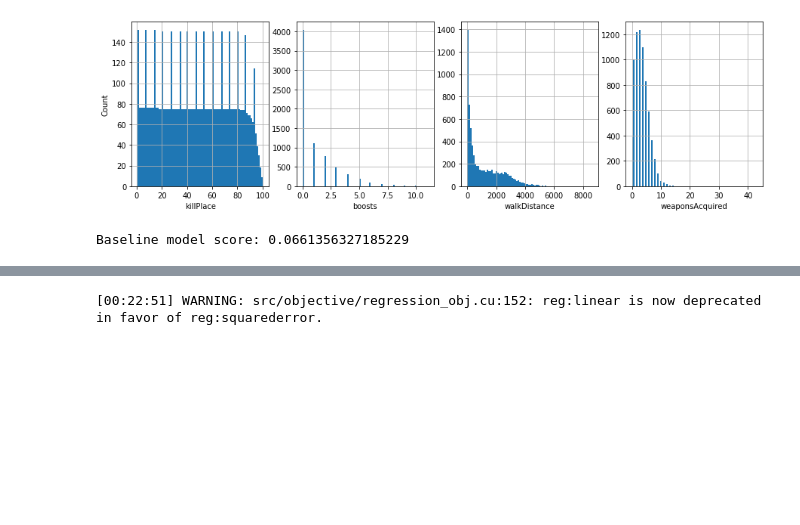
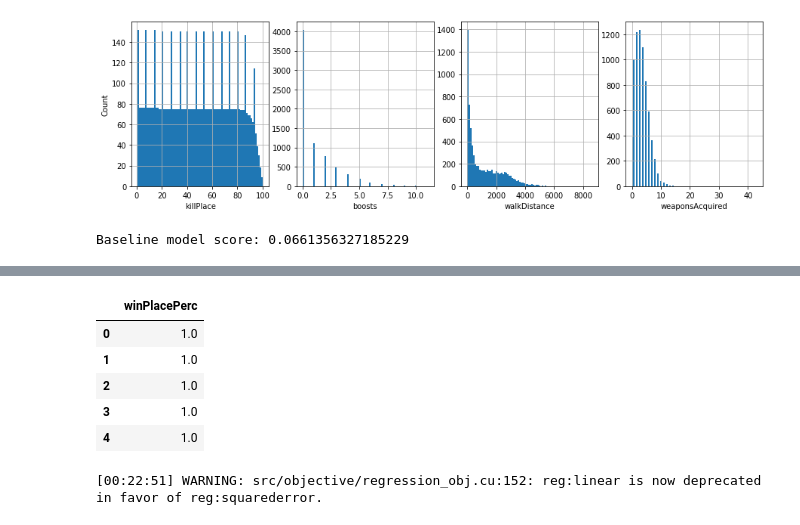
Before and after one commit to makkimaki/GCIwinter2019_assignments, a Jupyter notebook: competition3/Competition3_base.ipynb, the cells around one changed output, grey strips where cells are left out. Cells and saved outputs as stored; diff of their text form; code cells hidden in the pictures; blank space fills up the shorter version.

```diff
--- a/competition3/Competition3_base.ipynb
+++ b/competition3/Competition3_base.ipynb
@@ -168 +168,14 @@ print("Score with xgboost regressor:", score_xgb)
 Score with xgboost regressor: 0.0679120909551406
+# %%
+X_test = df_test.drop(str_list, axis=1)
+predict = xgr.predict(X_test)
+
+submission = pd.read_csv("submission.csv")
+submission.head()
+# %% [output]
+|  | winPlacePerc |
+| 0 | 1.0 |
+| 1 | 1.0 |
+| 2 | 1.0 |
+| 3 | 1.0 |
+| 4 | 1.0 |
```
Also changed, not shown: parts of 2 cells of this notebook.
